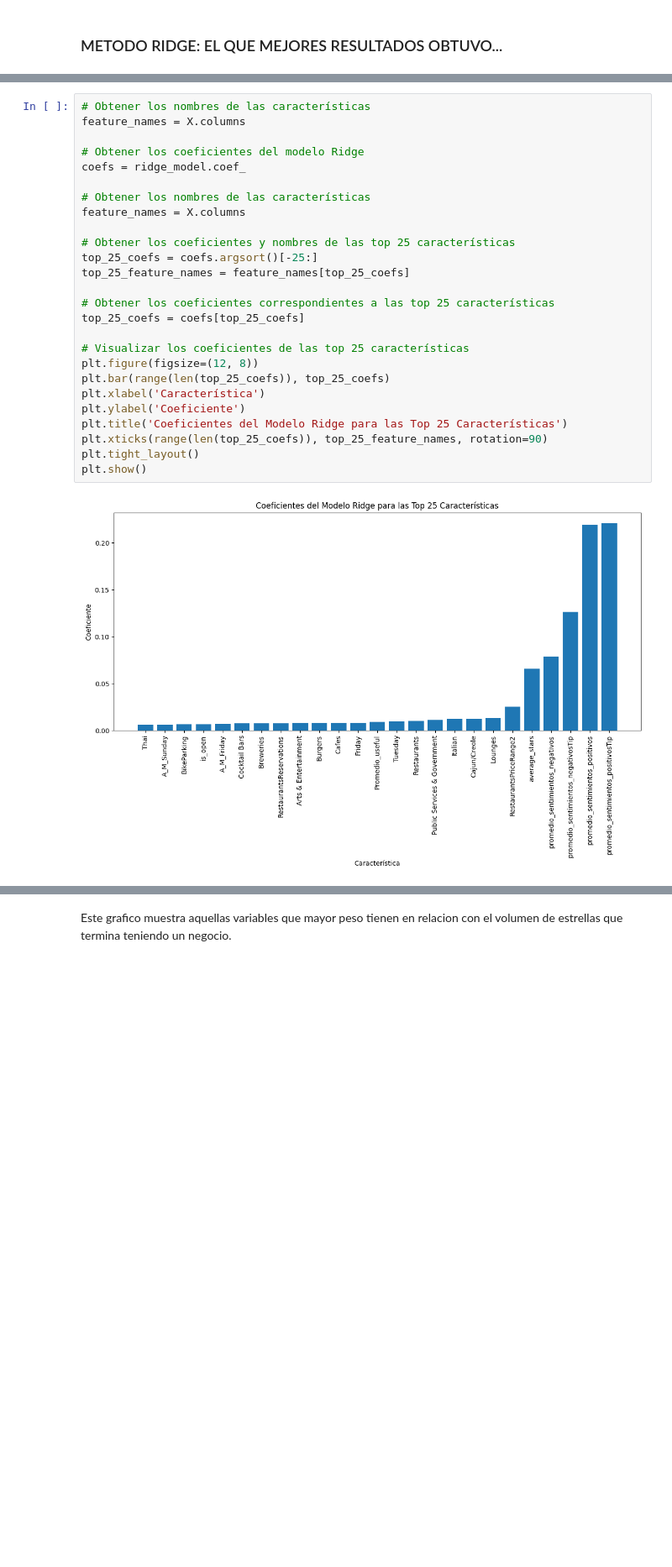
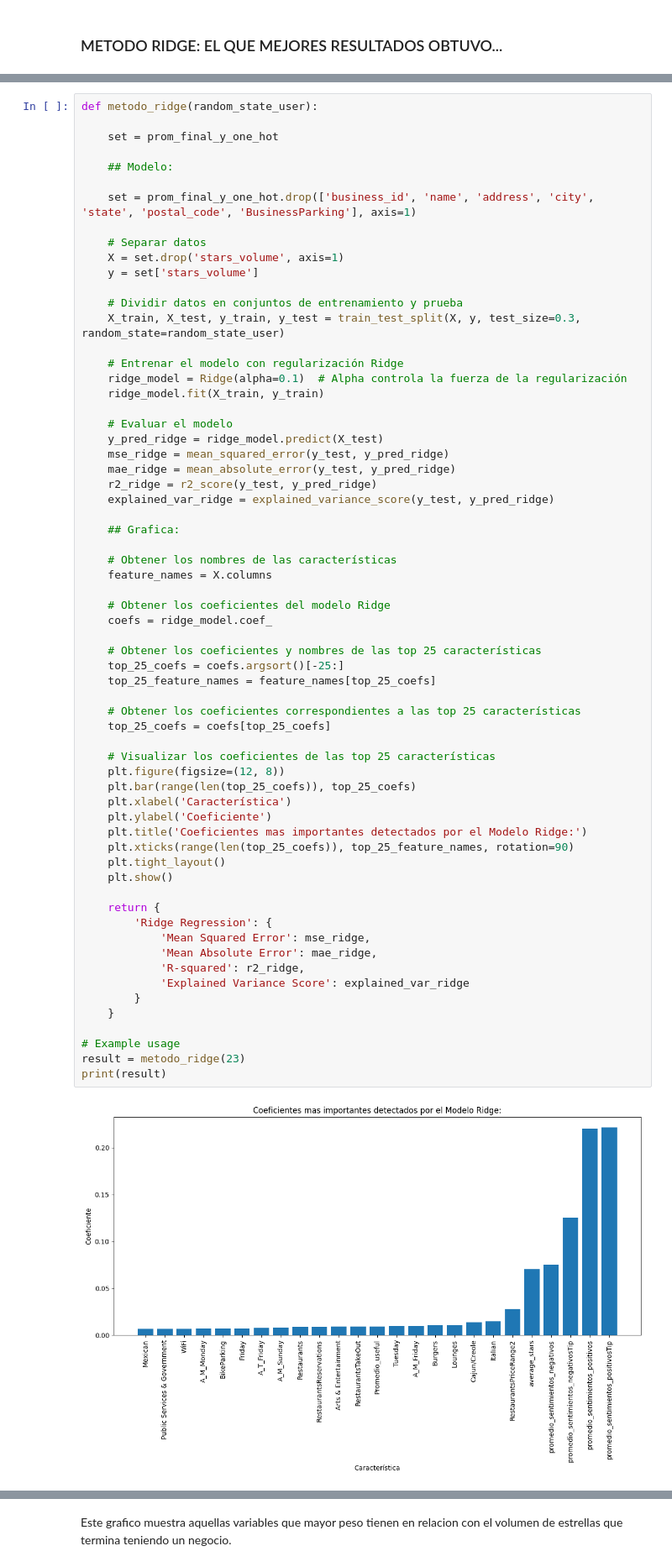
Before and after one commit to lesmengp/Proyecto-Final-Grupo-07, a Jupyter notebook: Proyecto-Final-Grupo-07-main/Sistema ML/Streamlit/Coseno_similitud_y_metodo_ridge_to_streamlit.ipynb, the cells around one changed output, grey strips where cells are left out. Shown at 84% size. Cells and saved outputs as stored; diff of their text form; blank space fills up the shorter version.

```diff
--- a/Proyecto-Final-Grupo-07-main/Sistema ML/Streamlit/Coseno_similitud_y_metodo_ridge_to_streamlit.ipynb
+++ b/Proyecto-Final-Grupo-07-main/Sistema ML/Streamlit/Coseno_similitud_y_metodo_ridge_to_streamlit.ipynb
@@ -155,28 +206,66 @@ Explained Variance Score: 0.9994121498693963
 # %%
-# Obtener los nombres de las características
-feature_names = X.columns
+def metodo_ridge(random_state_user):
 
-# Obtener los coeficientes del modelo Ridge
-coefs = ridge_model.coef_
+    set = prom_final_y_one_hot
 
-# Obtener los nombres de las características
-feature_names = X.columns
+    ## Modelo:
 
-# Obtener los coeficientes y nombres de las top 25 características
-top_25_coefs = coefs.argsort()[-25:]
-top_25_feature_names = feature_names[top_25_coefs]
+    set = prom_final_y_one_hot.drop(['business_id', 'name', 'address', 'city', 'state', 'postal_code', 'BusinessParking'], axis=1)
 
-# Obtener los coeficientes correspondientes a las top 25 características
-top_25_coefs = coefs[top_25_coefs]
+    # Separar datos
+    X = set.drop('stars_volume', axis=1)
+    y = set['stars_volume']
 
-# Visualizar los coeficientes de las top 25 características
-plt.figure(figsize=(12, 8))
-plt.bar(range(len(top_25_coefs)), top_25_coefs)
-plt.xlabel('Característica')
-plt.ylabel('Coeficiente')
-plt.title('Coeficientes del Modelo Ridge para las Top 25 Características')
-plt.xticks(range(len(top_25_coefs)), top_25_feature_names, rotation=90)
-plt.tight_layout()
-plt.show()
+    # Dividir datos en conjuntos de entrenamiento y prueba
+    X_train, X_test, y_train, y_test = train_test_split(X, y, test_size=0.3, random_state=random_state_user)
+
+    # Entrenar el modelo con regularización Ridge
+    ridge_model = Ridge(alpha=0.1)  # Alpha controla la fuerza de la regularización
+    ridge_model.fit(X_train, y_train)
+
+    # Evaluar el modelo
+    y_pred_ridge = ridge_model.predict(X_test)
+    mse_ridge = mean_squared_error(y_test, y_pred_ridge)
+    mae_ridge = mean_absolute_error(y_test, y_pred_ridge)
+    r2_ridge = r2_score(y_test, y_pred_ridge)
+    explained_var_ridge = explained_variance_score(y_test, y_pred_ridge)
+
+    ## Grafica:
+
+    # Obtener los nombres de las características
+    feature_names = X.columns
+
+    # Obtener los coeficientes del modelo Ridge
+    coefs = ridge_model.coef_
+
+    # Obtener los coeficientes y nombres de las top 25 características
+    top_25_coefs = coefs.argsort()[-25:]
+    top_25_feature_names = feature_names[top_25_coefs]
+
+    # Obtener los coeficientes correspondientes a las top 25 características
+    top_25_coefs = coefs[top_25_coefs]
+
+    # Visualizar los coeficientes de las top 25 características
+    plt.figure(figsize=(12, 8))
+    plt.bar(range(len(top_25_coefs)), top_25_coefs)
+    plt.xlabel('Característica')
+    plt.ylabel('Coeficiente')
+    plt.title('Coeficientes mas importantes detectados por el Modelo Ridge:')
+    plt.xticks(range(len(top_25_coefs)), top_25_feature_names, rotation=90)
+    plt.tight_layout()
+    plt.show()
+
+    return {
+        'Ridge Regression': {
+            'Mean Squared Error': mse_ridge,
+            'Mean Absolute Error': mae_ridge,
+            'R-squared': r2_ridge,
+            'Explained Variance Score': explained_var_ridge
+        }
+    }
+
+# Example usage
+result = metodo_ridge(23)
+print(result)
 # %% [output]
-[figure, old version]
+[figure, new version]
```
Also changed, not shown: parts of 13 cells of this notebook, 1 other file.
